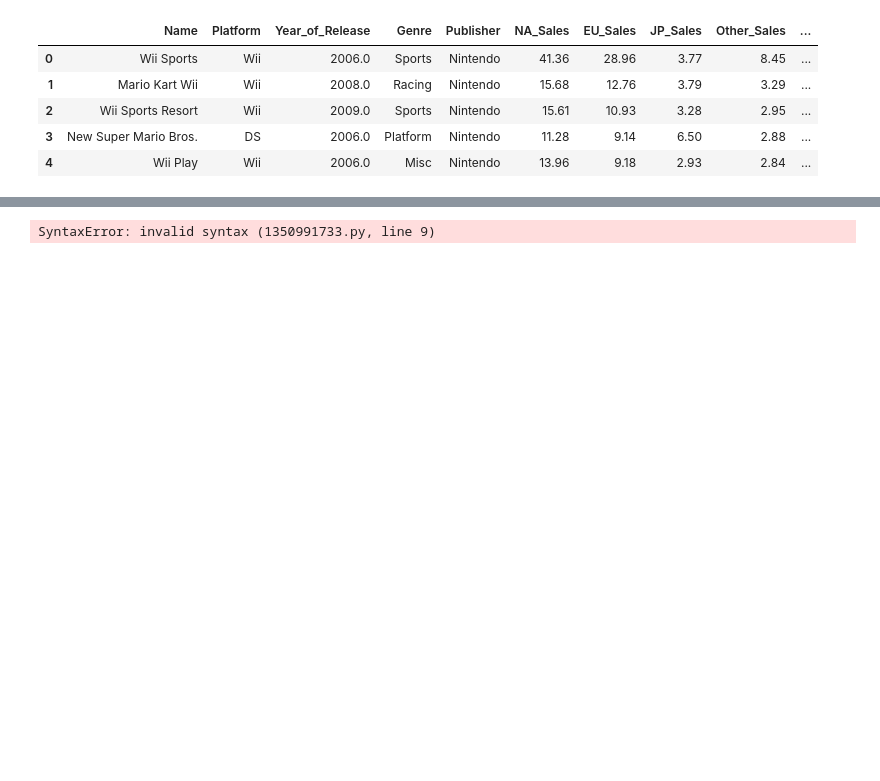
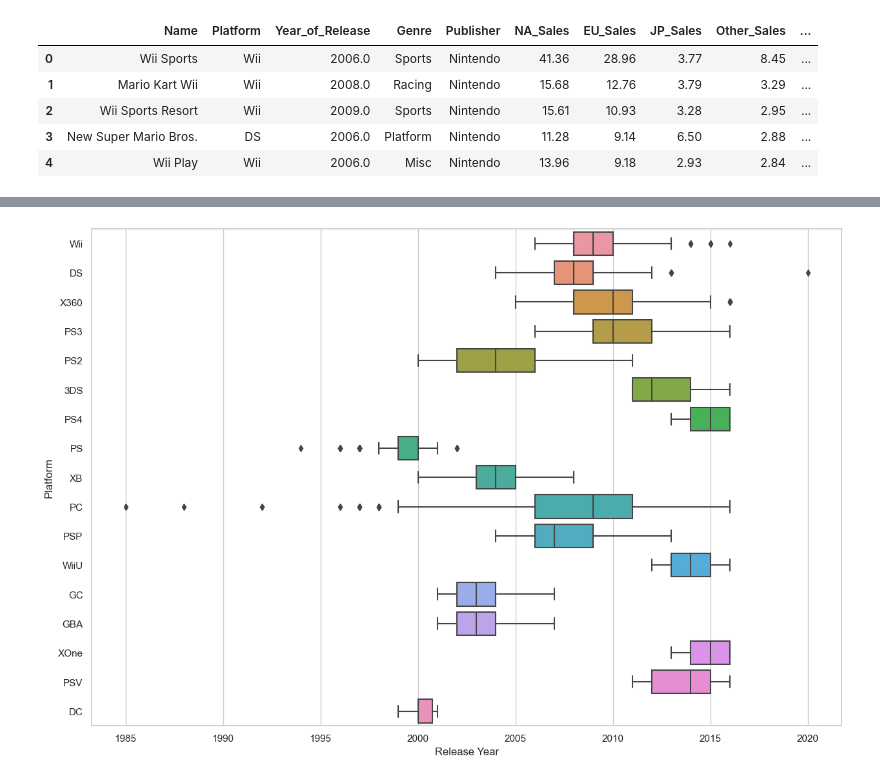
Before and after one commit to Jrowez/JUMPlus-Projects, a Jupyter notebook: Project_4/data_project_4_.ipynb, the cells around one changed output, grey strips where cells are left out. Cells and saved outputs as stored; diff of their text form; code cells hidden in the pictures; blank space fills up the shorter version.

```diff
--- a/Project_4/data_project_4_.ipynb
+++ b/Project_4/data_project_4_.ipynb
@@ -142,14 +190,13 @@ platform_Other = sns.barplot(x='Platform', y='Other_Sales', data=platform_sales,
 # %%
 """12. Plot the Sales in all regions per Platform , you need to create a boxplot for that which will show the distribution of sales as per platform
 """
-#TODO: all of this
-total_region_sales = df[['NA_Sales', 'EU_Sales', 'JP_Sales', 'Other_Sales', 'Platform', 'Total_Sales']]
-total_region_sales = total_region_sales.groupby('Platform', as_index=False).sum()
-total_region_sales
-figsize = (15, 8)
-fig, ax = plt.subplots(figsize=figsize)
-genre = sns.boxplot( x='Platform',  ,data=total_region_sales)
+sns.set_theme(style="whitegrid")
+plt.figure(figsize=(15,10))
+sns.boxplot(x=df['Year_of_Release'], y=df['Platform'])
+plt.xlabel("Release Year")
+plt.ylabel("Platform")
+plt.show()
 # %% [output]
-SyntaxError: invalid syntax (1350991733.py, line 9)
+[figure, added]
 # %%
 """13. Find out which Genre games are sold in highest numbers (create a countplot of seaborn which could do that) """
```
Also changed, not shown: parts of 8 cells of this notebook, 1 other file.
